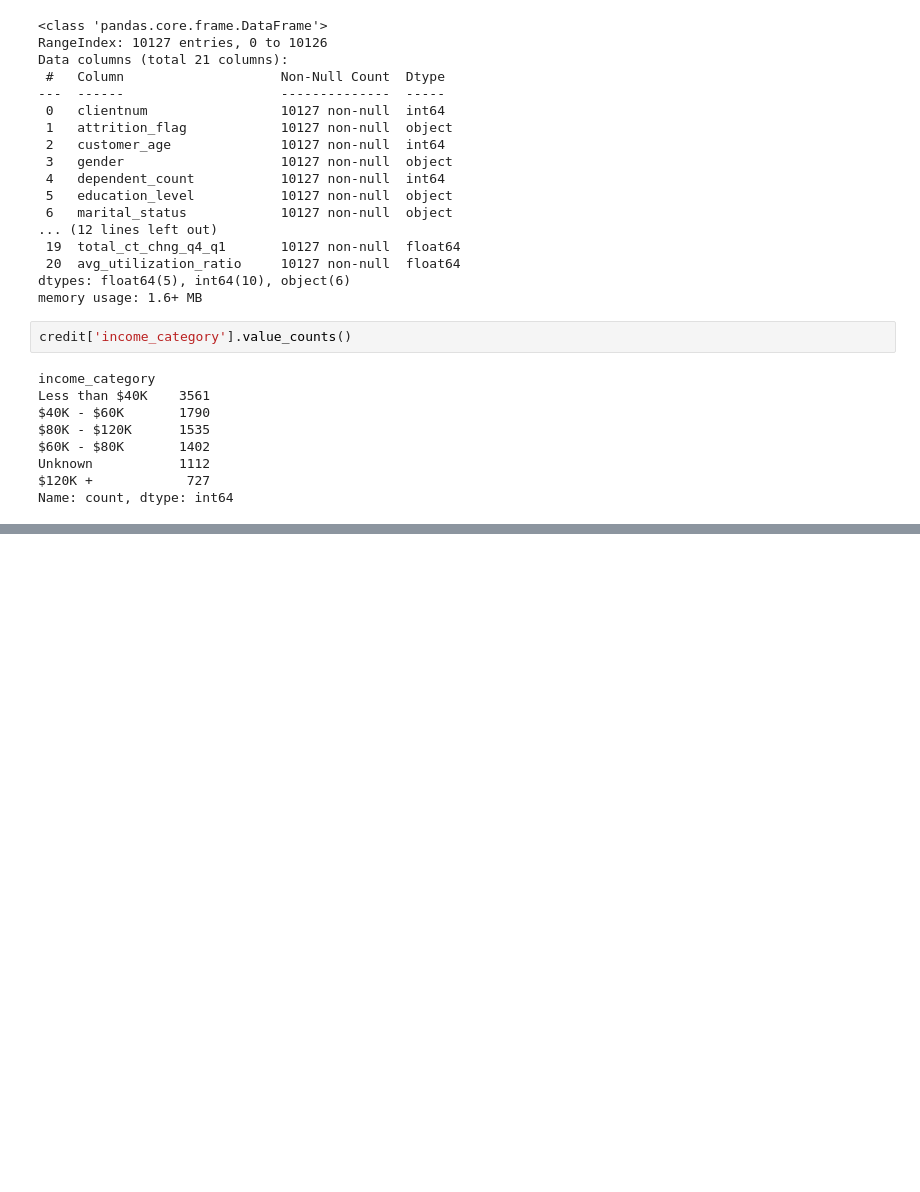
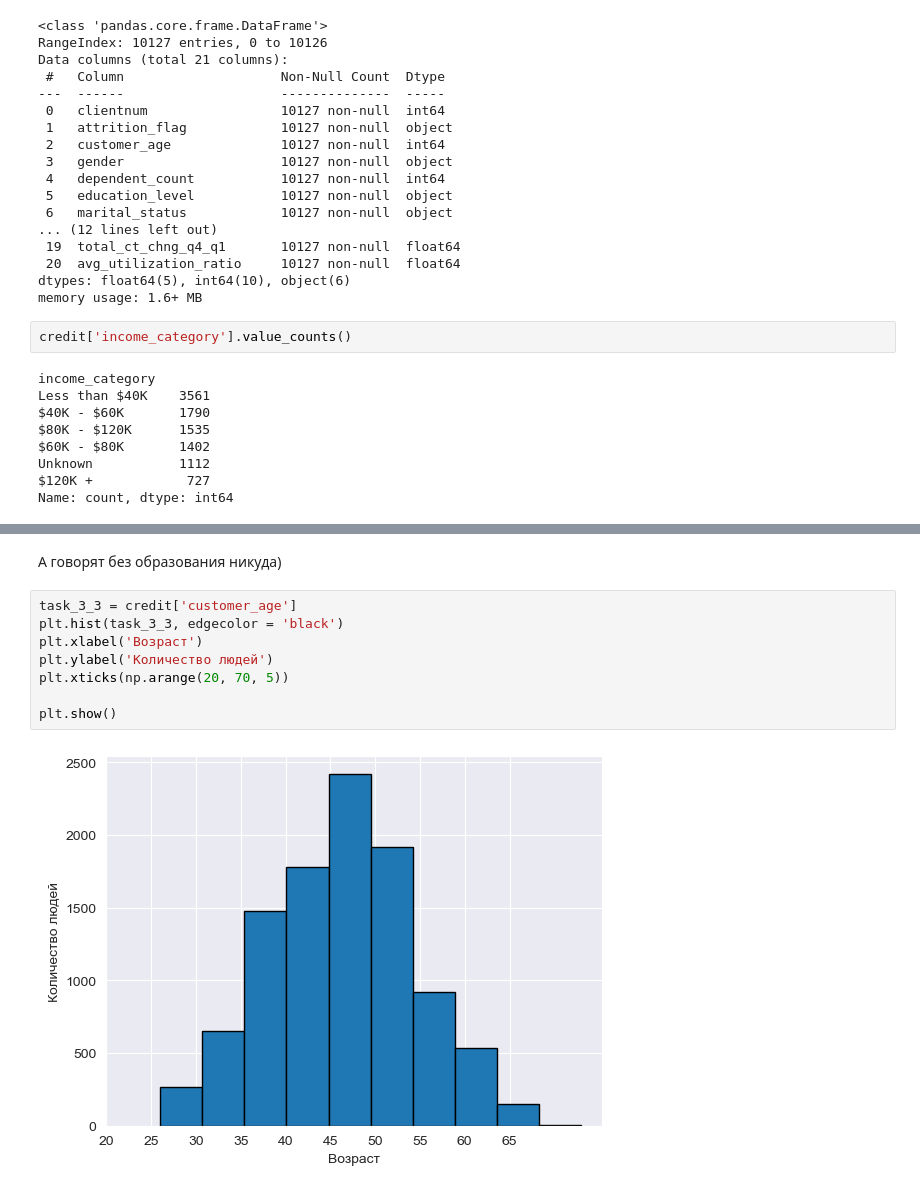
Before and after one commit to DanSikQ/Data_Analyst_Portfolio, a Jupyter notebook: projects/Bank_customers_analysis/new_test.ipynb, the cells around one changed output, grey strips where cells are left out. Cells and saved outputs as stored; diff of their text form; blank space fills up the shorter version.

```diff
--- a/projects/Bank_customers_analysis/new_test.ipynb
+++ b/projects/Bank_customers_analysis/new_test.ipynb
@@ -129,0 +153,12 @@ Text(0.5, 1.0, 'Денежный оборот на кредитной карте
+# %% [markdown]
+А говорят без образования никуда)
+# %%
+task_3_3 = credit['customer_age']
+plt.hist(task_3_3, edgecolor = 'black')
+plt.xlabel('Возраст')
+plt.ylabel('Количество людей')
+plt.xticks(np.arange(20, 70, 5))
+
+plt.show()
+# %% [output]
+[figure, added]
```
Also changed, not shown: parts of 4 cells of this notebook.
